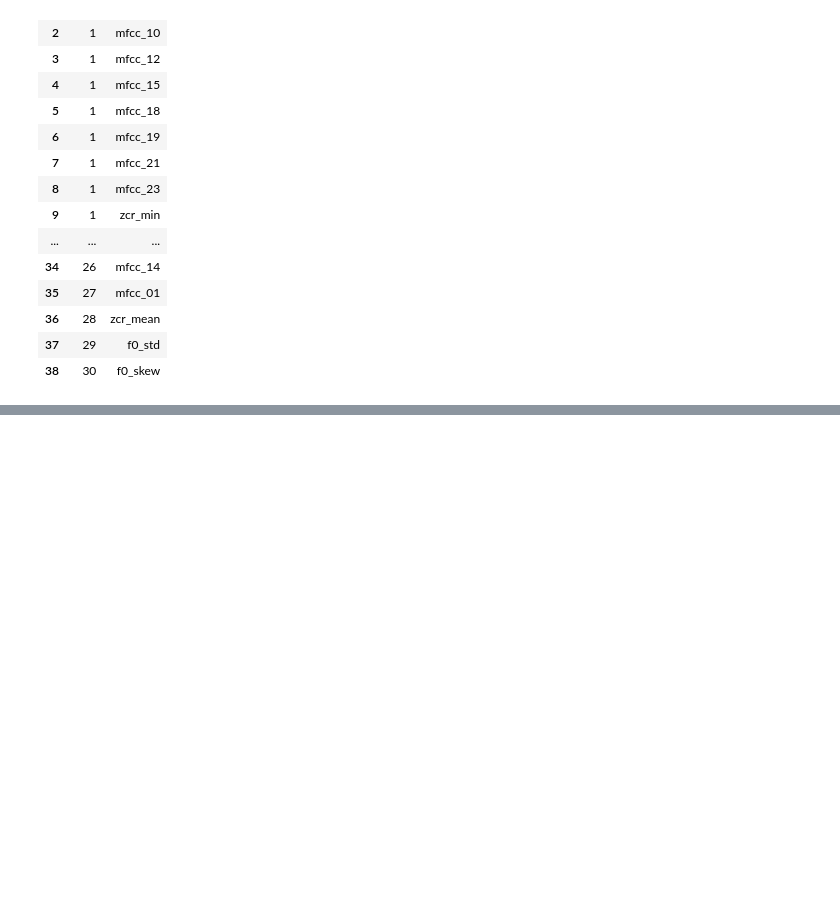
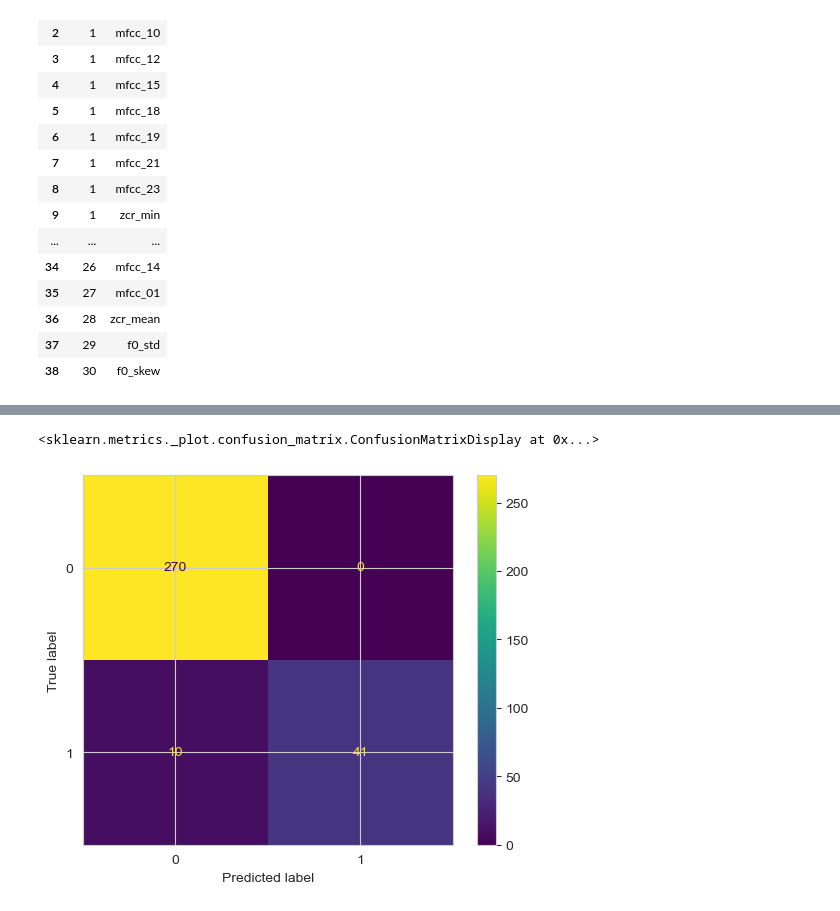
Before and after one commit to yingli/math485, a Jupyter notebook: sample_code/voice_data/voice_data_05_evaluation.ipynb, the cells around one changed output, grey strips where cells are left out. Drawn from its saved outputs; the diff is of its cells as text; code cells hidden in the pictures; blank space fills up the shorter version.

```diff
--- a/sample_code/voice_data/voice_data_05_evaluation.ipynb
+++ b/sample_code/voice_data/voice_data_05_evaluation.ipynb
@@ -274,0 +314,7 @@ rfe_feature_rank
+# %%
+rf_vanila = rf_vanila.fit(X_train, y_train)
+y_pred = rf_vanila.predict(X_test)
+ConfusionMatrixDisplay.from_predictions(y_test, y_pred)
+# %% [output]
+<sklearn.metrics._plot.confusion_matrix.ConfusionMatrixDisplay at 0x...>
+[figure, added]
```
Also changed, not shown: parts of 12 cells of this notebook.
